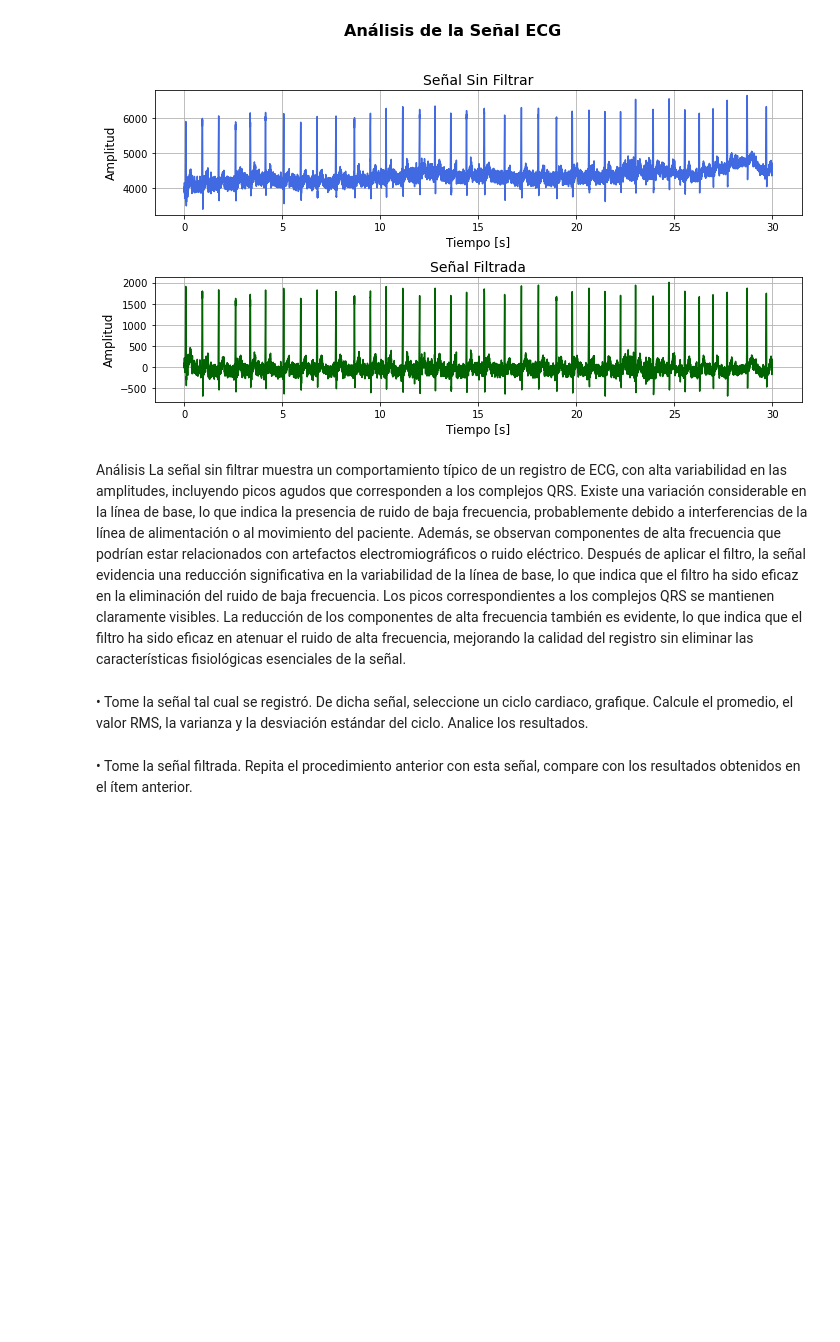
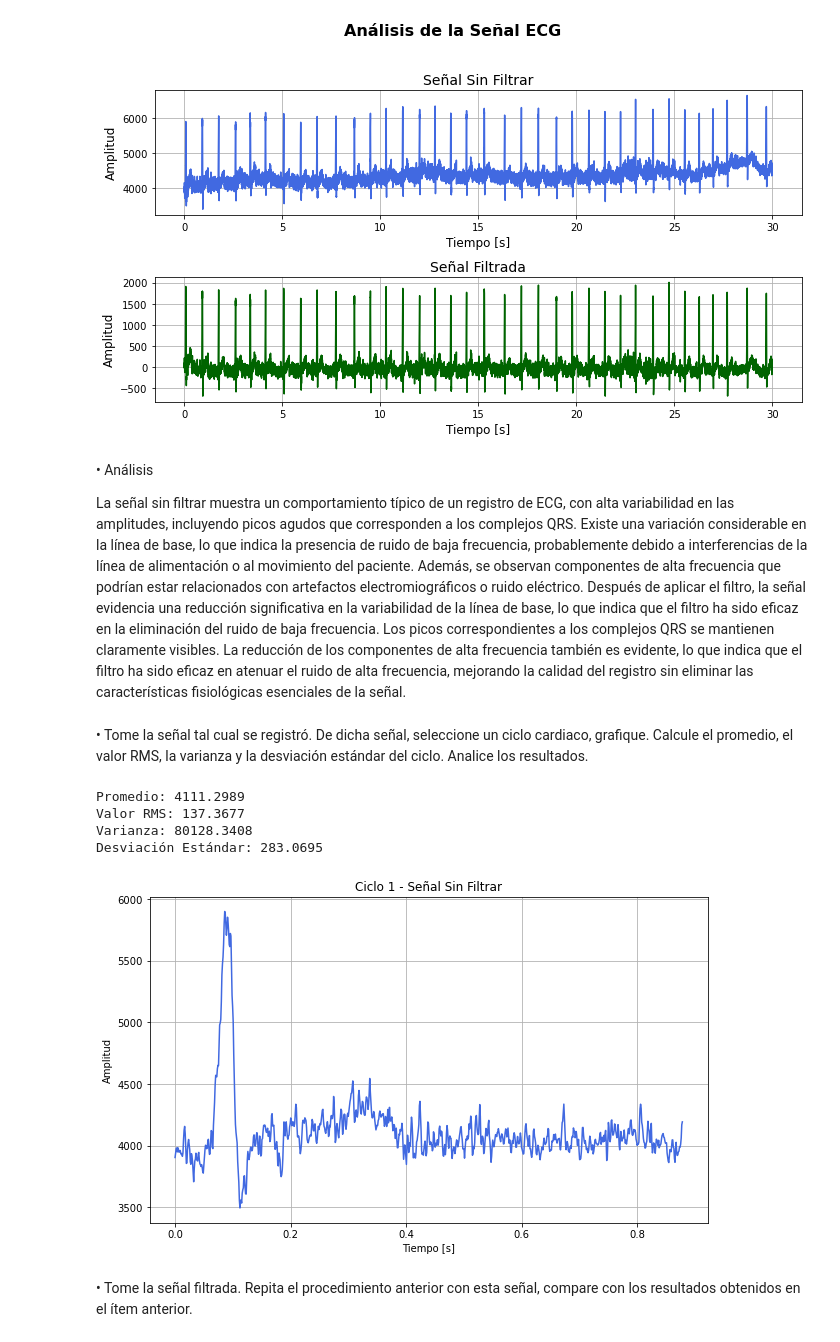
Before and after one commit to LuEnciso21/BIOSENALES24II, a Jupyter notebook: Practica3/P3_Python_LuisaEnciso_JaderChingal.ipynb, the cells around one changed output. Drawn from its saved outputs; the diff is of its cells as text; code cells hidden in the pictures; blank space fills up the shorter version.

```diff
--- a/Practica3/P3_Python_LuisaEnciso_JaderChingal.ipynb
+++ b/Practica3/P3_Python_LuisaEnciso_JaderChingal.ipynb
@@ -44,6 +45,11 @@ for key in data:
         shape = data[key].shape
         num_elements = data[key].size  # Número de elementos totales
         print(f"{key}, Dimensiones: {shape}, Número de elementos: {num_elements}")
+
+def xrms(N,signal):
+    signal = np.array(signal)
+    rms_value = np.sqrt((1/N)*np.mean(signal**2))
+    return rms_value
 # %% [output]
 Fs, Dimensiones: (1, 1), Número de elementos: 1
 ECG_asRecording, Dimensiones: (1, 30720), Número de elementos: 30720
@@ -100,9 +106,56 @@ plt.show()
 # %% [output]
 [figure]
 # %% [markdown]
-Análisis
+•	Análisis
+
 La señal sin filtrar muestra un comportamiento típico de un registro de ECG, con alta variabilidad en las amplitudes, incluyendo picos agudos que corresponden a los complejos QRS. Existe una variación considerable en la línea de base, lo que indica la presencia de ruido de baja frecuencia, probablemente debido a interferencias de la línea de alimentación o al movimiento del paciente. Además, se observan componentes de alta frecuencia que podrían estar relacionados con artefactos electromiográficos o ruido eléctrico. Después de aplicar el filtro, la señal evidencia una reducción significativa en la variabilidad de la línea de base, lo que indica que el filtro ha sido eficaz en la eliminación del ruido de baja frecuencia. Los picos correspondientes a los complejos QRS se mantienen claramente visibles. La reducción de los componentes de alta frecuencia también es evidente, lo que indica que el filtro ha sido eficaz en atenuar el ruido de alta frecuencia, mejorando la calidad del registro sin eliminar las características fisiológicas esenciales de la señal.
 # %% [markdown]
 •	Tome la señal tal cual se registró. De dicha señal, seleccione un ciclo cardiaco, grafique. Calcule el promedio, el valor RMS, la varianza y la desviación estándar del ciclo. Analice los resultados.
+# %%
+asRecorded=data['ECG_asRecording'][0] #Señal sin filtro
+num_muestras=900 #Mediciones por ciclo
+
+def graf_signal(muestras, signal, nombre):
+    """
+    Grafica el ciclo de una señal y calcula estadísticas.
+    Parámetros:
+    muestras (int): Número de muestras que conforman un ciclo.
+    signal (array-like): La señal completa.
+    nombre (str): Nombre para el título de la gráfica.
+    """
+    # Extrae las muestras del ciclo
+    ciclo1 = signal[:muestras]
+    tciclo = t[:muestras]  # Tiempo correspondiente a las muestras
+
+    # Crear la gráfica
+    plt.figure(figsize=(10, 6))
+    plt.plot(tciclo, ciclo1, color='royalblue')
+    plt.title(f'Ciclo 1 - {nombre}')
+    plt.xlabel('Tiempo [s]')
+    plt.ylabel('Amplitud')
+    plt.grid(True)
+
+    # Calcular estadísticas
+    mean_ciclo1 = np.mean(ciclo1)
+    rms_ciclo1 = xrms(muestras, ciclo1)
+    var_ciclo1 = np.var(ciclo1)
+    std_ciclo1 = np.std(ciclo1)
+
+    # Imprimir resultados
+    print(f'Promedio: {mean_ciclo1:.4f}')
+    print(f'Valor RMS: {rms_ciclo1:.4f}')
+    print(f'Varianza: {var_ciclo1:.4f}')
+    print(f'Desviación Estándar: {std_ciclo1:.4f}')
+
+    plt.show()
+
+# Llamar a la función para graficar y calcular estadísticas
+graf_signal(num_muestras, asRecorded, "Señal Sin Filtrar")
+# %% [output]
+Promedio: 4111.2989
+Valor RMS: 137.3677
+Varianza: 80128.3408
+Desviación Estándar: 283.0695
+[figure, added]
 # %% [markdown]
 •	Tome la señal filtrada. Repita el procedimiento anterior con esta señal, compare con los resultados obtenidos en el ítem anterior.
```
Also changed, not shown: parts of 7 cells of this notebook.
